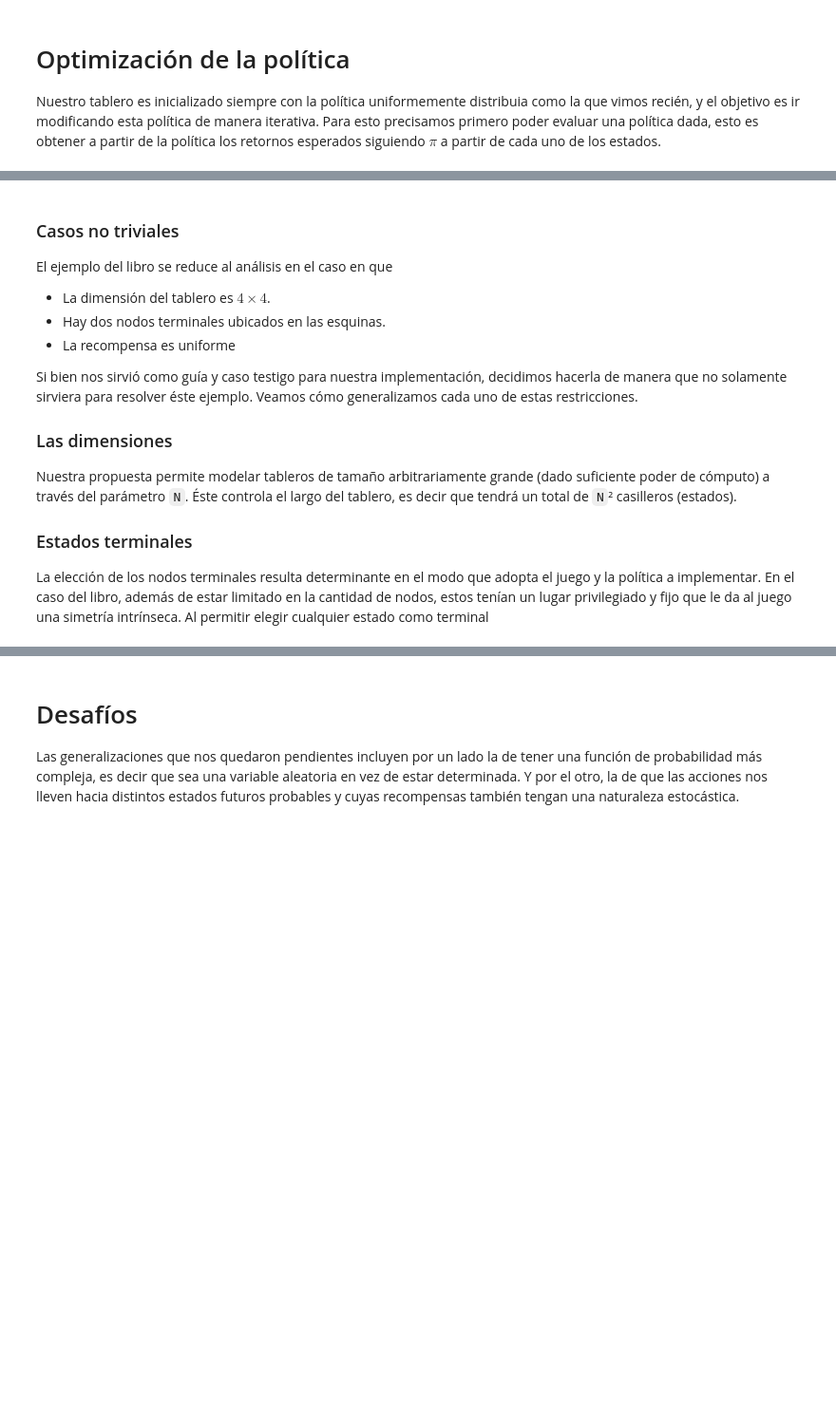
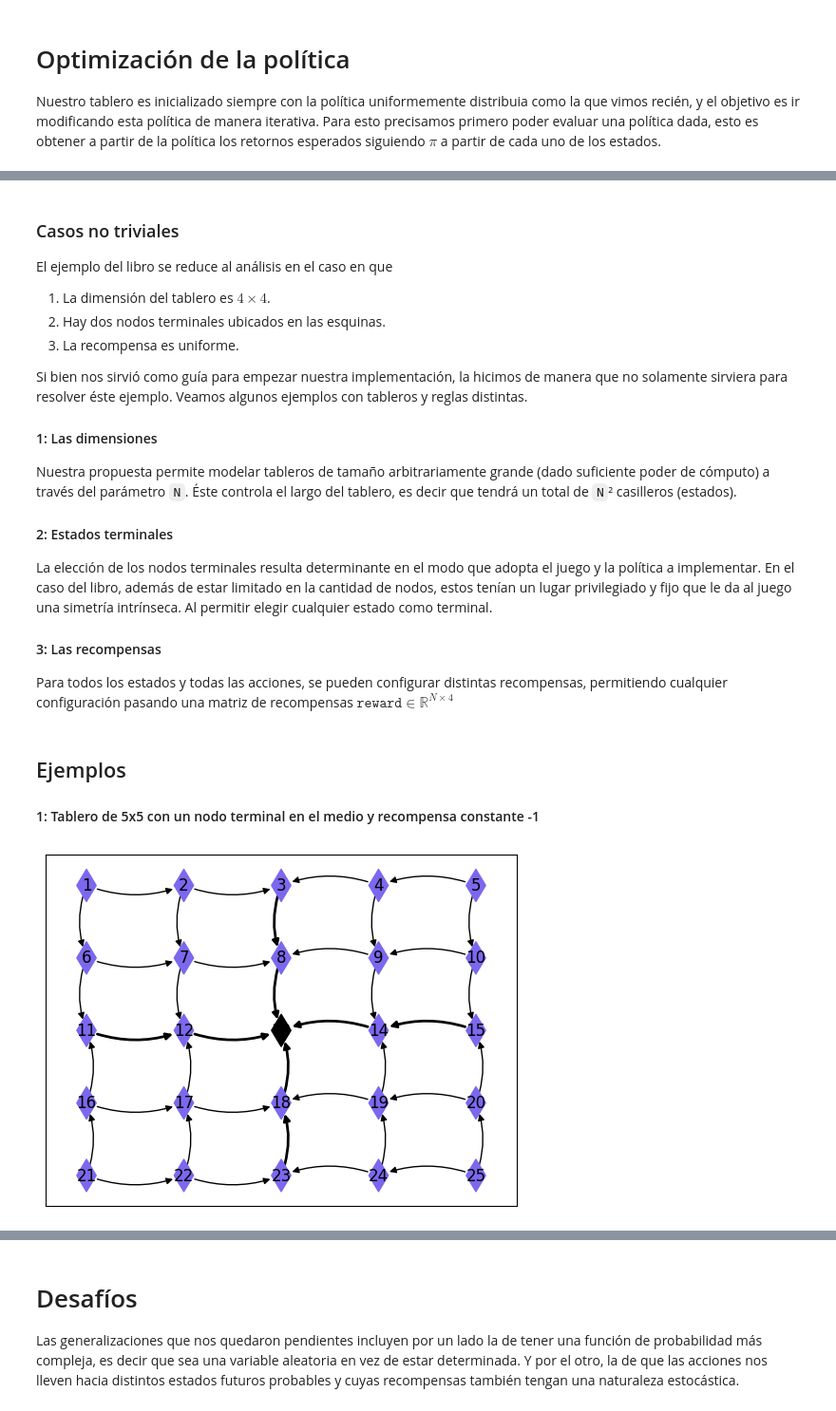
Before and after one commit to castagninojose/opti, a Jupyter notebook: src/reinforcement_lenin/notebooks/informe.ipynb, the cells around one changed output, grey strips where cells are left out. Shown at 95% size. Cells and saved outputs as stored; diff of their text form; code cells hidden in the pictures; blank space fills up the shorter version.

```diff
--- a/src/reinforcement_lenin/notebooks/informe.ipynb
+++ b/src/reinforcement_lenin/notebooks/informe.ipynb
@@ -139,15 +192,28 @@ valiéndose de que es un punto fijo de las ecuaciones de Bellman, es decir, $\{v
 # %% [markdown]
 ### Casos no triviales
 El ejemplo del libro se reduce al análisis en el caso en que
-* La dimensión del tablero es $4 \times 4$.
-* Hay dos nodos terminales ubicados en las esquinas.
-* La recompensa es uniforme
+1. La dimensión del tablero es $4 \times 4$.
+2. Hay dos nodos terminales ubicados en las esquinas.
+3. La recompensa es uniforme.
 
 
-Si bien nos sirvió como guía y caso testigo para nuestra implementación, decidimos hacerla de manera que no solamente sirviera para resolver éste ejemplo. Veamos cómo generalizamos cada uno de estas restricciones.
+Si bien nos sirvió como guía para empezar nuestra implementación, la hicimos de manera que no solamente sirviera para resolver éste ejemplo. Veamos algunos ejemplos con tableros y reglas distintas.
 
-### Las dimensiones
+#### 1: Las dimensiones
 Nuestra propuesta permite modelar tableros de tamaño arbitrariamente grande (dado suficiente poder de cómputo) a través del parámetro `N`. Éste controla el largo del tablero, es decir que tendrá un total de  `N`² casilleros (estados).
 
-### Estados terminales
-La elección de los nodos terminales resulta determinante en el modo que adopta el juego y la política a implementar. En el caso del libro, además de estar limitado en la cantidad de nodos, estos tenían un lugar privilegiado y fijo que le da al juego una simetría intrínseca. Al permitir elegir cualquier estado como terminal
+#### 2: Estados terminales
+La elección de los nodos terminales resulta determinante en el modo que adopta el juego y la política a implementar. En el caso del libro, además de estar limitado en la cantidad de nodos, estos tenían un lugar privilegiado y fijo que le da al juego una simetría intrínseca. Al permitir elegir cualquier estado como terminal.
+
+#### 3: Las recompensas
+Para todos los estados y todas las acciones, se pueden configurar distintas recompensas, permitiendo cualquier configuración pasando una matriz de recompensas $\texttt{reward} \in \mathbb{R}^{N\times4}$
+# %% [markdown]
+## Ejemplos
+
+#### 1: Tablero de 5x5 con un nodo terminal en el medio y recompensa constante -1
+# %%
+ejemplo_1 = Board(5, terminals=12)
+ejemplo_1.iterate_policy()
+ejemplo_1.draw_policy()
+# %% [output]
+[figure, added]
```
Also changed, not shown: parts of 24 cells of this notebook, 2 other files.
